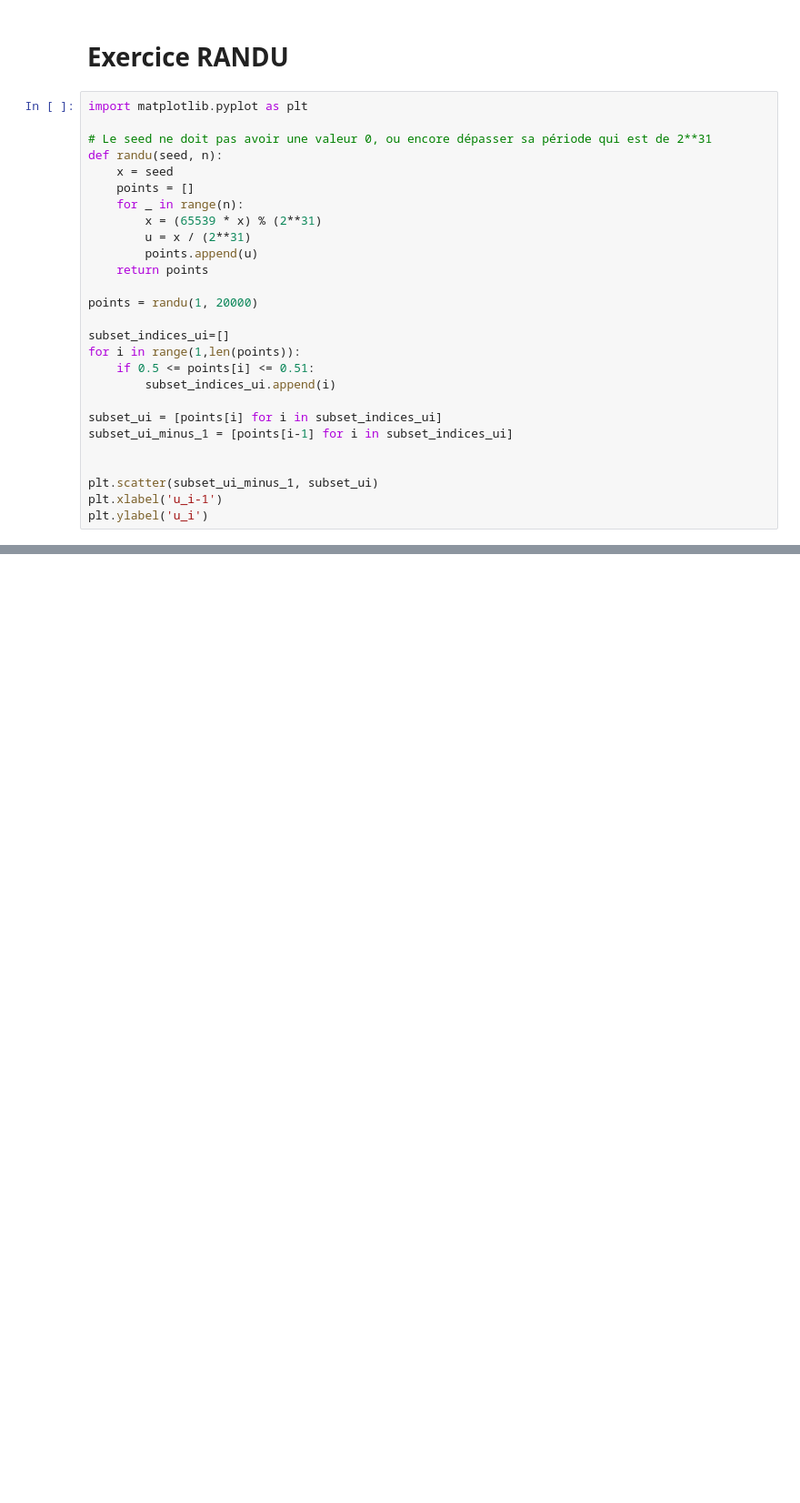
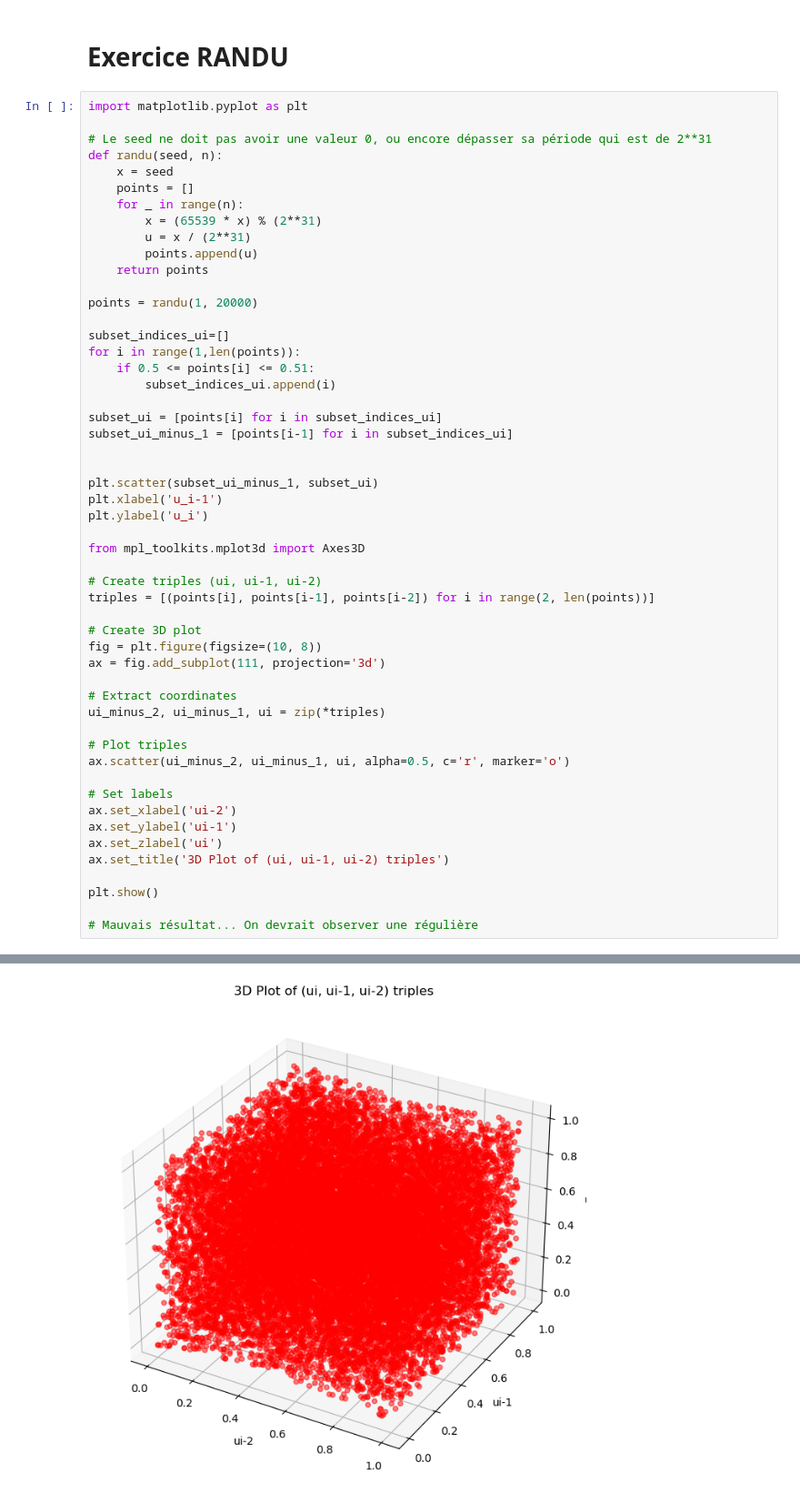
Before and after one commit to tgarnier067/Monte-Carlo-ENSAE, a Jupyter notebook: Exercice_RANDU.ipynb, the cells around one changed output, grey strips where cells are left out. Shown at 91% size. Drawn from its saved outputs; the diff is of its cells as text; blank space fills up the shorter version.

```diff
--- a/Exercice_RANDU.ipynb
+++ b/Exercice_RANDU.ipynb
@@ -27,4 +27,29 @@ subset_ui_minus_1 = [points[i-1] for i in subset_indices_ui]
 plt.scatter(subset_ui_minus_1, subset_ui)
 plt.xlabel('u_i-1')
 plt.ylabel('u_i')
+
+from mpl_toolkits.mplot3d import Axes3D
+
+# Create triples (ui, ui-1, ui-2)
+triples = [(points[i], points[i-1], points[i-2]) for i in range(2, len(points))]
+
+# Create 3D plot
+fig = plt.figure(figsize=(10, 8))
+ax = fig.add_subplot(111, projection='3d')
+
+# Extract coordinates
+ui_minus_2, ui_minus_1, ui = zip(*triples)
+
+# Plot triples
+ax.scatter(ui_minus_2, ui_minus_1, ui, alpha=0.5, c='r', marker='o')
+
+# Set labels
+ax.set_xlabel('ui-2')
+ax.set_ylabel('ui-1')
+ax.set_zlabel('ui')
+ax.set_title('3D Plot of (ui, ui-1, ui-2) triples')
+
+plt.show()
+
+# Mauvais résultat... On devrait observer une régulière
 # %% [output]
@@ -32 +56,2 @@ Text(0, 0.5, 'u_i')
 [figure]
+[figure, added]
```
Also changed, not shown: parts of 1 cell of this notebook.
